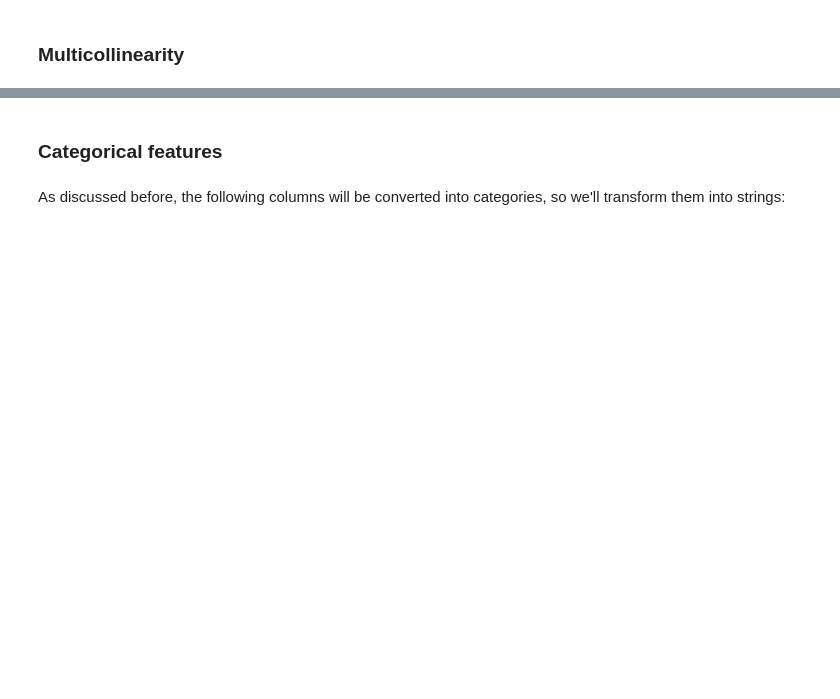
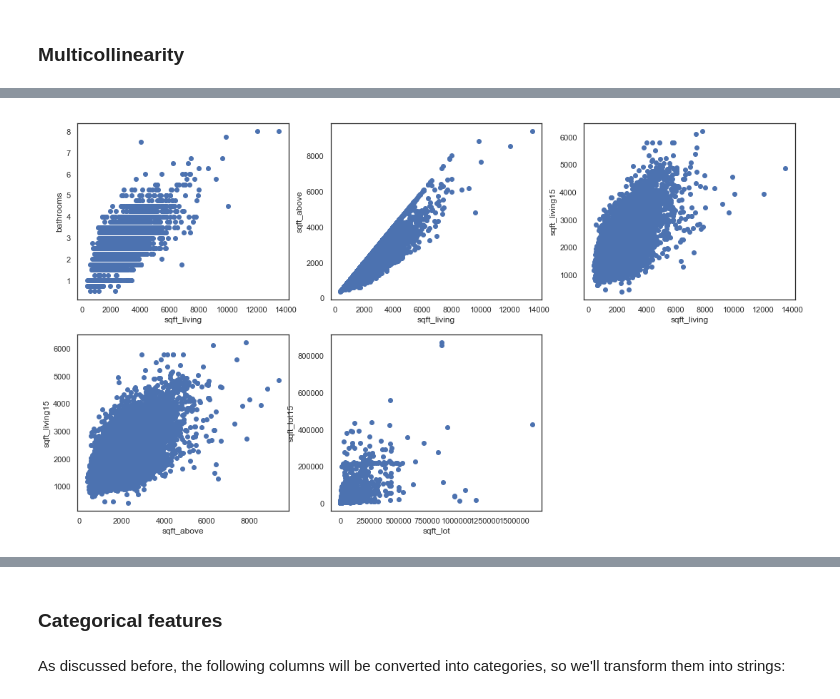
Before and after one commit to bartomolina/dsmod1project, a Jupyter notebook: student.ipynb, the cells around one changed output, grey strips where cells are left out. Cells and saved outputs as stored; diff of their text form; code cells hidden in the pictures; blank space fills up the shorter version.

```diff
--- a/student.ipynb
+++ b/student.ipynb
@@ -325,0 +344,2 @@ df['yr_renovated'].replace(0, np.nan, inplace=True)
+# %%
+df = df[df.bedrooms != 33]
@@ -337,0 +367,31 @@ sns.heatmap(corr, cmap=cmap, center=0, mask=mask, linewidths=.5, annot=True, cba
+# %%
+figure = plt.figure(figsize=(18, 10))
+ax = figure.add_subplot(231)
+ax2 = figure.add_subplot(232)
+ax3 = figure.add_subplot(233)
+ax4 = figure.add_subplot(234)
+ax5 = figure.add_subplot(235)
+
+ax.scatter(df['sqft_living'], df['bathrooms']);
+ax.set_xlabel('sqft_living')
+ax.set_ylabel('bathrooms')
+
+ax2.scatter(df['sqft_living'], df['sqft_above']);
+ax2.set_xlabel('sqft_living')
+ax2.set_ylabel('sqft_above')
+
+ax3.scatter(df['sqft_living'], df['sqft_living15']);
+ax3.set_xlabel('sqft_living')
+ax3.set_ylabel('sqft_living15')
+
+ax4.scatter(df['sqft_above'], df['sqft_living15']);
+ax4.set_xlabel('sqft_above')
+ax4.set_ylabel('sqft_living15')
+
+ax5.scatter(df['sqft_lot'], df['sqft_lot15']);
+ax5.set_xlabel('sqft_lot')
+ax5.set_ylabel('sqft_lot15')
+
+plt.show()
+# %% [output]
+[figure, added]
```
Also changed, not shown: parts of 36 cells of this notebook.
